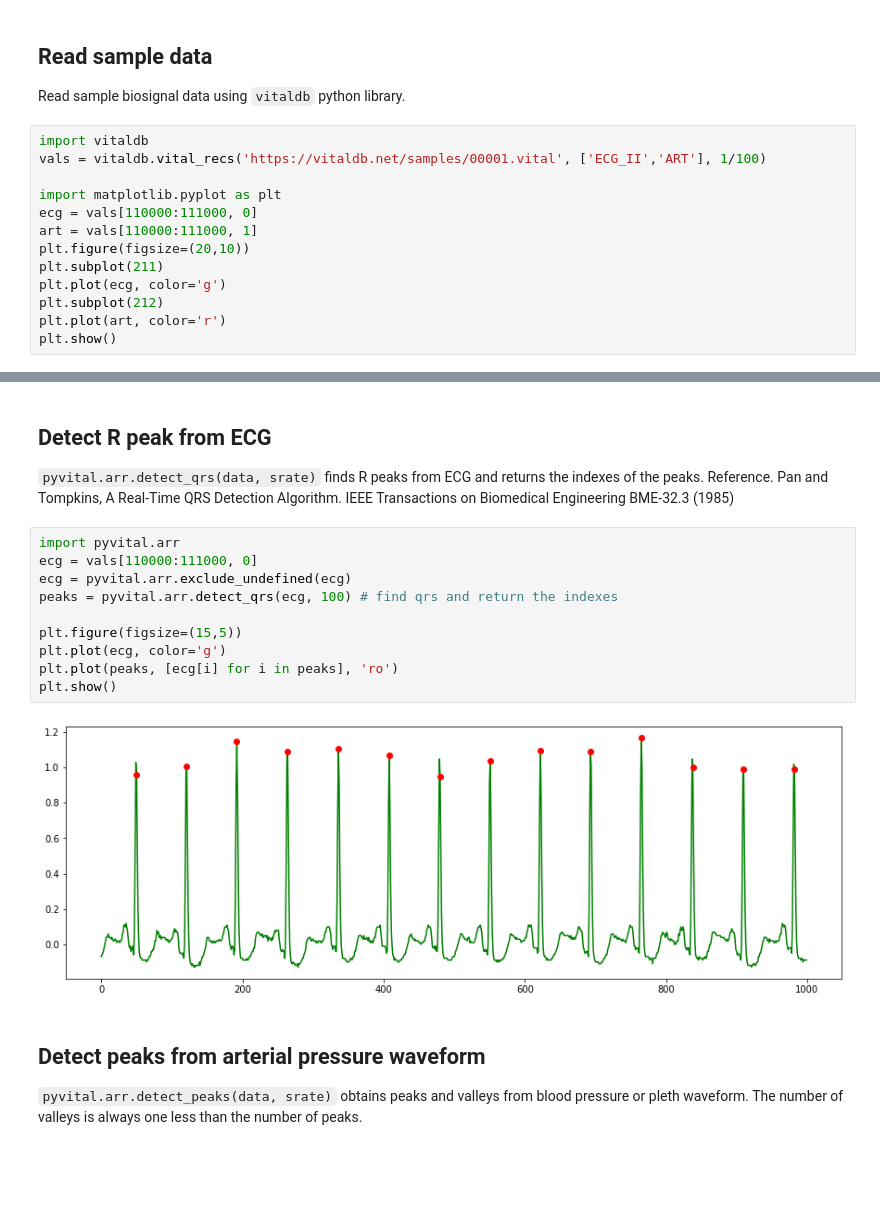
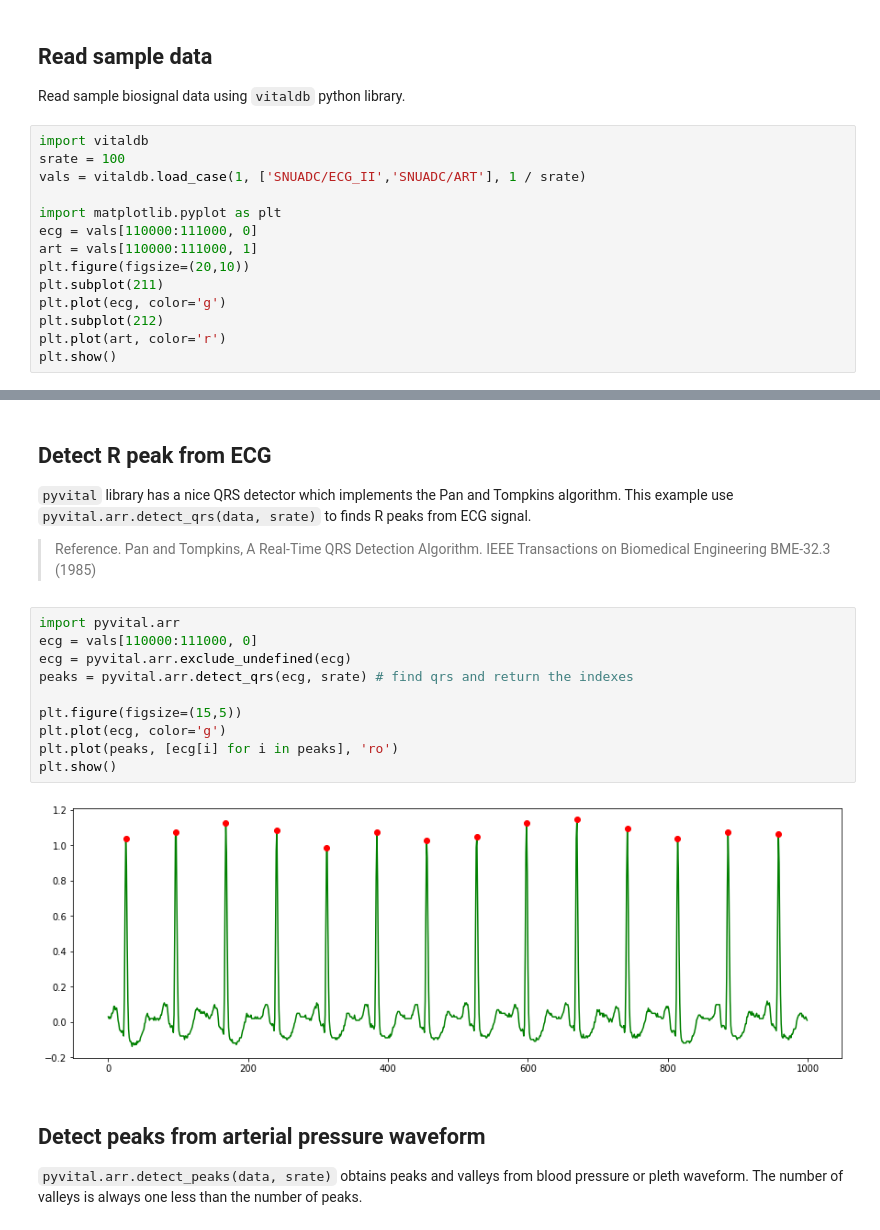
Before and after one commit to vitaldb/examples, a Jupyter notebook: pyvital.ipynb, the cells around one changed output, grey strips where cells are left out. Cells and saved outputs as stored; diff of their text form; blank space fills up the shorter version.

```diff
--- a/pyvital.ipynb
+++ b/pyvital.ipynb
@@ -31,7 +31,8 @@ import vitaldb
 Read sample biosignal data using `vitaldb` python library.
 # %%
 import vitaldb
-vals = vitaldb.vital_recs('https://vitaldb.net/samples/00001.vital', ['ECG_II','ART'], 1/100)
+srate = 100
+vals = vitaldb.load_case(1, ['SNUADC/ECG_II','SNUADC/ART'], 1 / srate)
 
 import matplotlib.pyplot as plt
 ecg = vals[110000:111000, 0]
@@ -47,19 +48,19 @@ plt.show()
 # %% [markdown]
 ## Detect R peak from ECG
-`pyvital.arr.detect_qrs(data, srate)` finds R peaks from  ECG and returns the indexes of the peaks.
-Reference. Pan and Tompkins, A Real-Time QRS Detection Algorithm. IEEE Transactions on Biomedical Engineering BME-32.3 (1985)
+`pyvital` library has a nice QRS detector which implements the Pan and Tompkins algorithm. This example use `pyvital.arr.detect_qrs(data, srate)` to finds R peaks from ECG signal.
+> Reference. Pan and Tompkins, A Real-Time QRS Detection Algorithm. IEEE Transactions on Biomedical Engineering BME-32.3 (1985)
 # %%
 import pyvital.arr
 ecg = vals[110000:111000, 0]
 ecg = pyvital.arr.exclude_undefined(ecg)
-peaks = pyvital.arr.detect_qrs(ecg, 100) # find qrs and return the indexes
+peaks = pyvital.arr.detect_qrs(ecg, srate) # find qrs and return the indexes
 
 plt.figure(figsize=(15,5))
 plt.plot(ecg, color='g')
 plt.plot(peaks, [ecg[i] for i in peaks], 'ro')
 plt.show()
 # %% [output]
-[figure, old version]
+[figure, new version]
 # %% [markdown]
 ## Detect peaks from arterial pressure waveform
 `pyvital.arr.detect_peaks(data, srate)` obtains peaks and valleys from blood pressure or pleth waveform. The number of valleys is always one less than the number of peaks.
```
Also changed, not shown: parts of 13 cells of this notebook.
